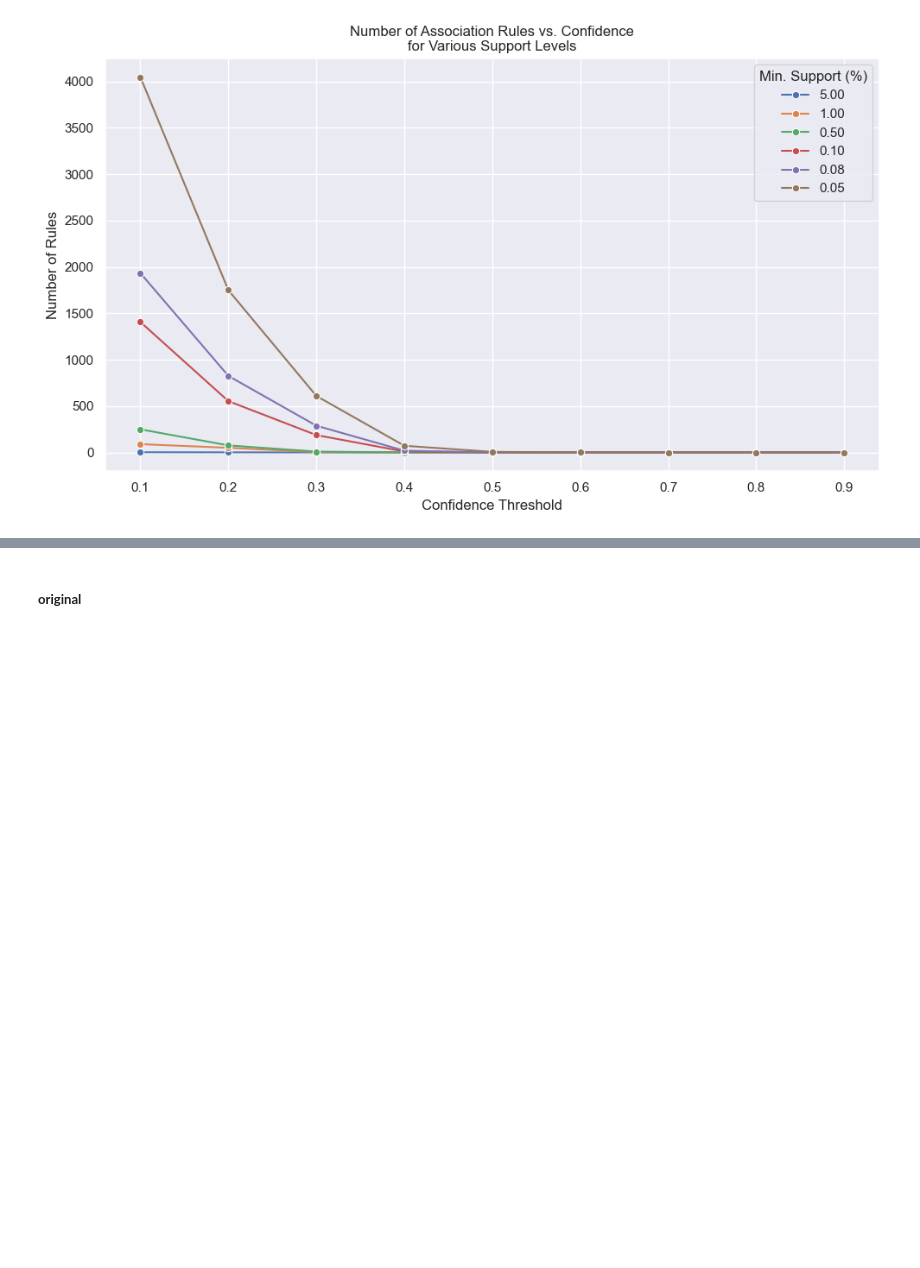
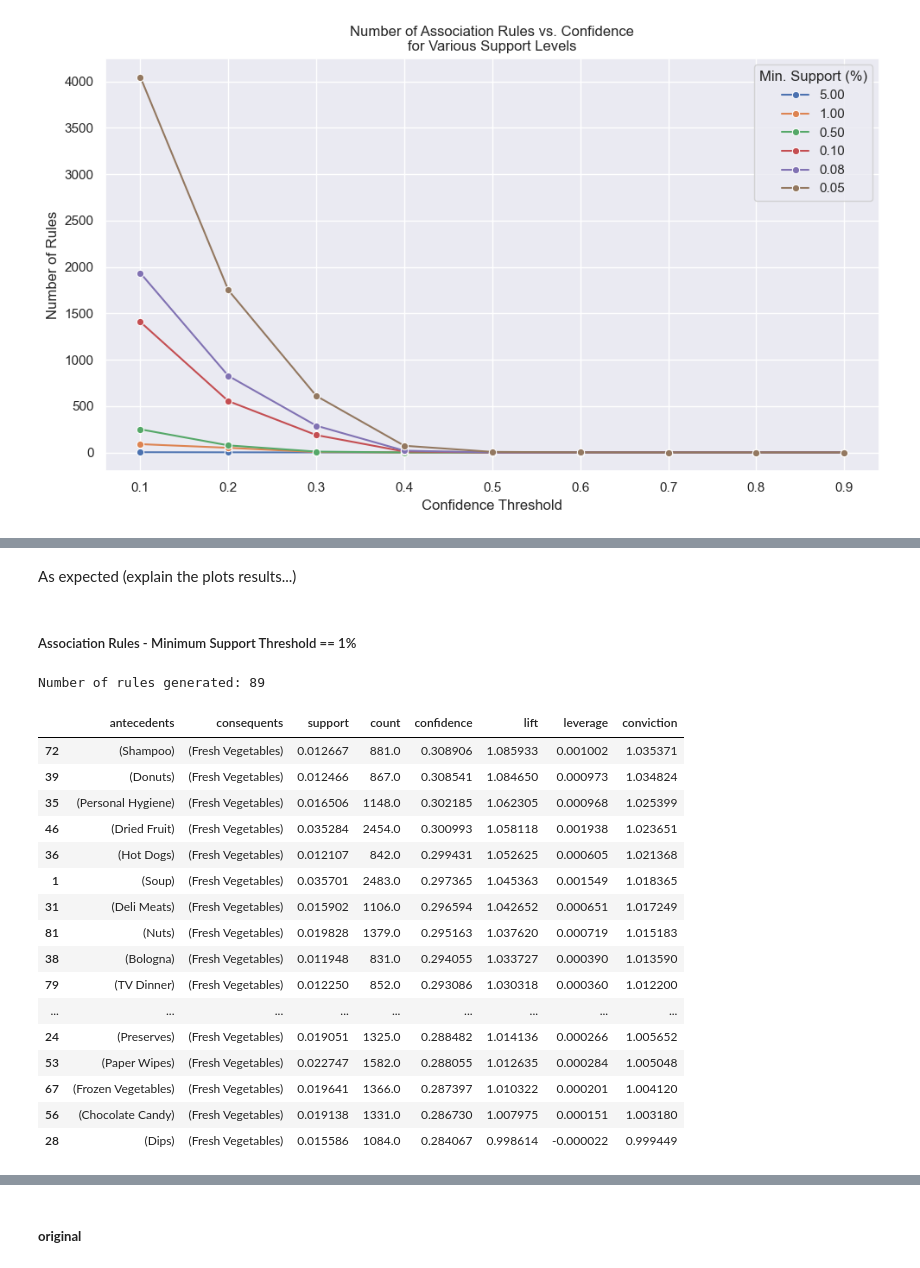
Before and after one commit to ijustsnapped/DataMine_PI, a Jupyter notebook: PD_202425_Project1/PD_202425_Project.ipynb, the cells around one changed output, grey strips where cells are left out. Cells and saved outputs as stored; diff of their text form; code cells hidden in the pictures; blank space fills up the shorter version.

```diff
--- a/PD_202425_Project1/PD_202425_Project.ipynb
+++ b/PD_202425_Project1/PD_202425_Project.ipynb
@@ -931,17 +925,0 @@ In mlxtend's built-in association_rules function, the default metric is confiden
-# %%
-from mlxtend.frequent_patterns import fpgrowth, association_rules
-
-# 1. Mine frequent itemsets (e.g. at minsup=0.005)
-freq_items = fpgrowth(binary_foodmart, min_support=0.001, use_colnames=True)
-
-# 2. Generate *all* rules at a low confidence floor (e.g. 0.1)
-rules = association_rules(freq_items, metric="confidence", min_threshold=0.1)
-
-# 3. Filter for “interesting” rules
-good = rules[
-    (rules['lift'] >= 1.2) &
-    (rules['confidence'] >= 0.20) &
-    (rules['support'] >= 0.001)
-].sort_values(by='lift', ascending=False)
-
-good
@@ -962,20 +925,0 @@ good
-# %%
-from mlxtend.frequent_patterns import fpgrowth, association_rules
-
-# 1) Mine frequent itemsets at 0.5% support
-freq_itemsets = fpgrowth(binary_foodmart, min_support=0.005, use_colnames=True)
-
-# 2) Generate rules at a moderate confidence floor (20%)
-all_rules = association_rules(freq_itemsets,
-                              metric="confidence",
-                              min_threshold=0.20)
-
-# 3) Keep only rules with at least 2 antecedent items,
-#    confidence ≥ 0.2 and lift ≥ 1.3
-rich_rules = all_rules[
-    (all_rules['antecedents'].apply(lambda s: len(s) > 1)) &
-    (all_rules['confidence'] >= 0.20) &
-    (all_rules['lift'] >= 1.3)
-].sort_values(['lift','confidence'], ascending=False)
-
-print(rich_rules)
@@ -1006,0 +926,2 @@ max_items
+# %% [markdown]
+As expected (explain the plots results...)
@@ -1006,0 +974,25 @@ max_items
+# %% [markdown]
+##### Association Rules - Minimum Support Threshold == 1%
+# %%
+rules_1   = generate_rules(binary_foodmart, 0.01, metric='confidence', min_threshold=0.1)
+print("Number of rules generated:", len(rules_1))
+rules_1.sort_values('confidence', ascending=False).head(20)
+# %% [output]
+Number of rules generated: 89
+|  | antecedents | consequents | support | count | confidence | lift | leverage | conviction |
+| 72 | (Shampoo) | (Fresh Vegetables) | 0.012667 | 881.0 | 0.308906 | 1.085933 | 0.001002 | 1.035371 |
+| 39 | (Donuts) | (Fresh Vegetables) | 0.012466 | 867.0 | 0.308541 | 1.084650 | 0.000973 | 1.034824 |
+| 35 | (Personal Hygiene) | (Fresh Vegetables) | 0.016506 | 1148.0 | 0.302185 | 1.062305 | 0.000968 | 1.025399 |
+| 46 | (Dried Fruit) | (Fresh Vegetables) | 0.035284 | 2454.0 | 0.300993 | 1.058118 | 0.001938 | 1.023651 |
+| 36 | (Hot Dogs) | (Fresh Vegetables) | 0.012107 | 842.0 | 0.299431 | 1.052625 | 0.000605 | 1.021368 |
+| 1 | (Soup) | (Fresh Vegetables) | 0.035701 | 2483.0 | 0.297365 | 1.045363 | 0.001549 | 1.018365 |
+| 31 | (Deli Meats) | (Fresh Vegetables) | 0.015902 | 1106.0 | 0.296594 | 1.042652 | 0.000651 | 1.017249 |
+| 81 | (Nuts) | (Fresh Vegetables) | 0.019828 | 1379.0 | 0.295163 | 1.037620 | 0.000719 | 1.015183 |
+| 38 | (Bologna) | (Fresh Vegetables) | 0.011948 | 831.0 | 0.294055 | 1.033727 | 0.000390 | 1.013590 |
+| 79 | (TV Dinner) | (Fresh Vegetables) | 0.012250 | 852.0 | 0.293086 | 1.030318 | 0.000360 | 1.012200 |
+| ... | ... | ... | ... | ... | ... | ... | ... | ... |
+| 24 | (Preserves) | (Fresh Vegetables) | 0.019051 | 1325.0 | 0.288482 | 1.014136 | 0.000266 | 1.005652 |
+| 53 | (Paper Wipes) | (Fresh Vegetables) | 0.022747 | 1582.0 | 0.288055 | 1.012635 | 0.000284 | 1.005048 |
+| 67 | (Frozen Vegetables) | (Fresh Vegetables) | 0.019641 | 1366.0 | 0.287397 | 1.010322 | 0.000201 | 1.004120 |
+| 56 | (Chocolate Candy) | (Fresh Vegetables) | 0.019138 | 1331.0 | 0.286730 | 1.007975 | 0.000151 | 1.003180 |
+| 28 | (Dips) | (Fresh Vegetables) | 0.015586 | 1084.0 | 0.284067 | 0.998614 | -0.000022 | 0.999449 |
```
Also changed, not shown: parts of 20 cells of this notebook.
